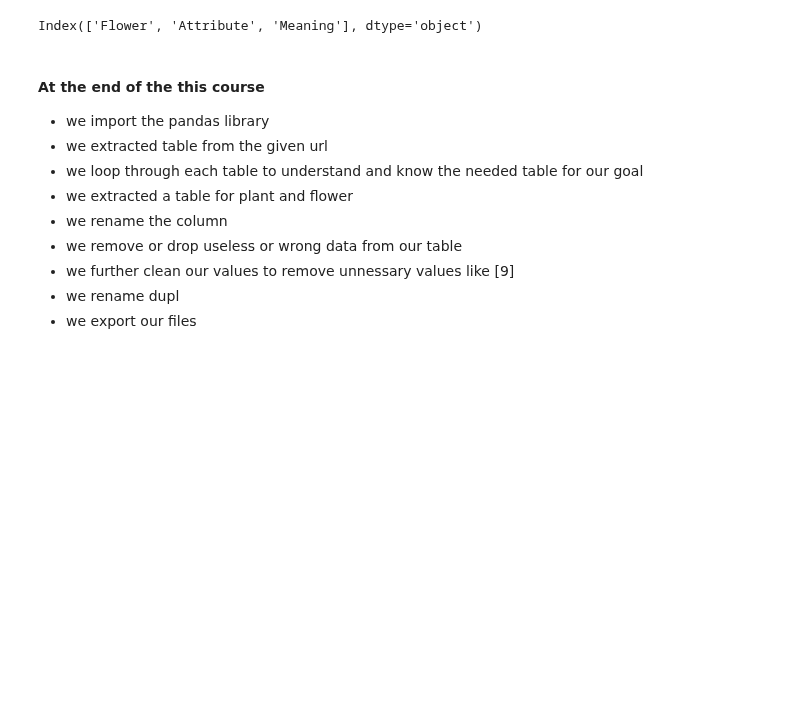
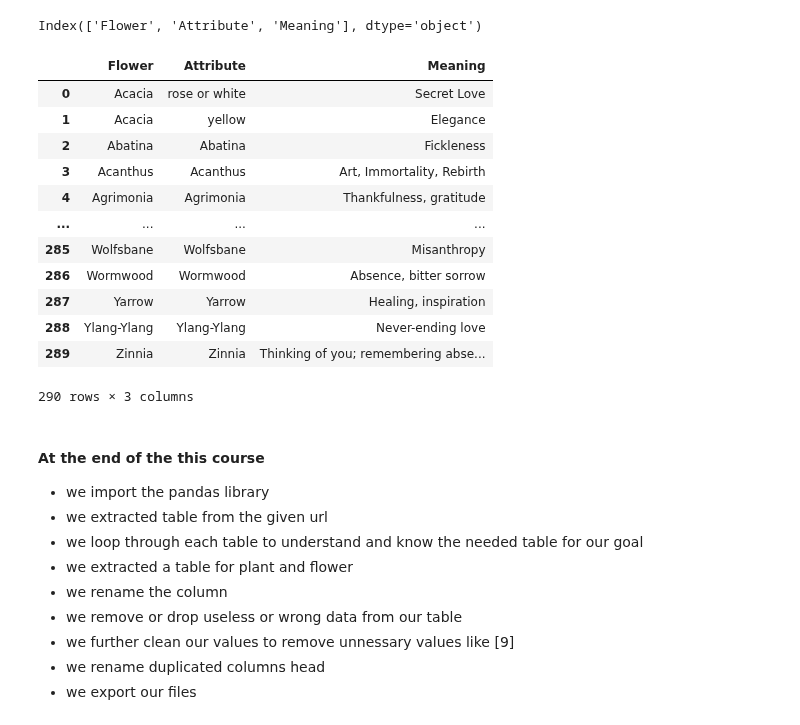
Before and after one commit to andazi/goal-data-science, a Jupyter notebook: Learn the Fundamentals of Python Programming/table-scraping-with-pandas.ipynb, the cells around one changed output. Cells and saved outputs as stored; diff of their text form; code cells hidden in the pictures; blank space fills up the shorter version.

```diff
--- a/Learn the Fundamentals of Python Programming/table-scraping-with-pandas.ipynb
+++ b/Learn the Fundamentals of Python Programming/table-scraping-with-pandas.ipynb
@@ -244,6 +244,23 @@ flowers.columns.values[1] = 'Attribute'
 flowers.columns
 # %% [output]
 Index(['Flower', 'Attribute', 'Meaning'], dtype='object')
+# %%
+# confirming
+flowers
+# %% [output]
+|  | Flower | Attribute | Meaning |
+| 0 | Acacia | rose or white | Secret Love |
+| 1 | Acacia | yellow | Elegance |
+| 2 | Abatina | Abatina | Fickleness |
+| 3 | Acanthus | Acanthus | Art, Immortality, Rebirth |
+| 4 | Agrimonia | Agrimonia | Thankfulness, gratitude |
+| ... | ... | ... | ... |
+| 285 | Wolfsbane | Wolfsbane | Misanthropy |
+| 286 | Wormwood | Wormwood | Absence, bitter sorrow |
+| 287 | Yarrow | Yarrow | Healing, inspiration |
+| 288 | Ylang-Ylang | Ylang-Ylang | Never-ending love |
+| 289 | Zinnia | Zinnia | Thinking of you; remembering abse... |
+290 rows × 3 columns
 # %% [markdown]
 #### At the end of the this course
 
@@ -254,5 +271,5 @@ Index(['Flower', 'Attribute', 'Meaning'], dtype='object')
 - we rename the column
 - we remove or drop useless or wrong data from our table
 - we further clean our values to remove unnessary values like [9]
-- we rename dupl
+- we rename duplicated columns head
 - we export our files
```
Also changed, not shown: parts of 4 cells of this notebook, 2 other files.
